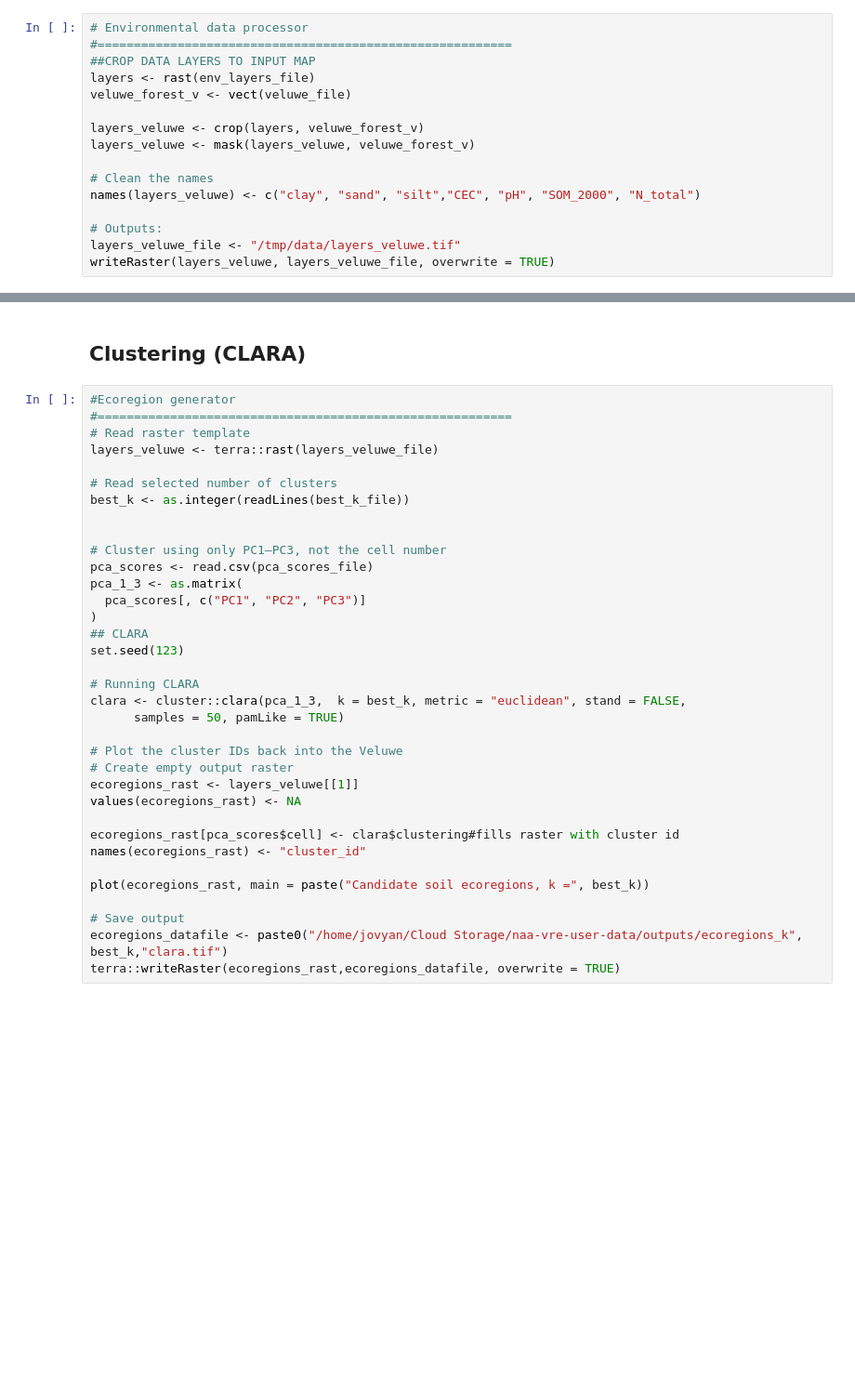
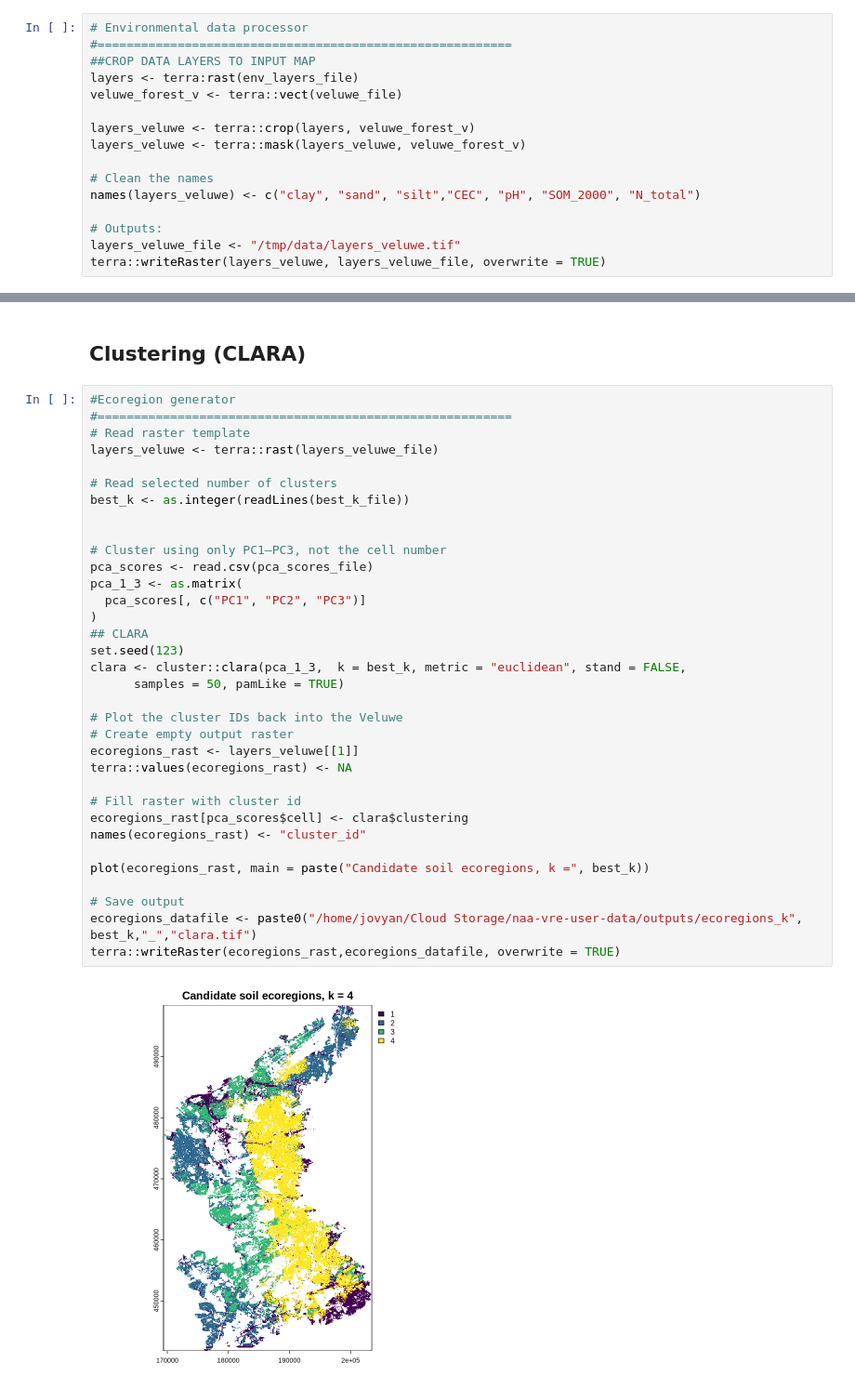
Before and after one commit to LTER-LIFE/VL-veluweFLM, a Jupyter notebook: Ecoregion_generator.ipynb, the cells around one changed output, grey strips where cells are left out. Shown at 93% size. Saved outputs shown, nothing was run; the diff lists cells and outputs as text; blank space fills up the shorter version.

```diff
--- a/Ecoregion_generator.ipynb
+++ b/Ecoregion_generator.ipynb
@@ -128,18 +123,18 @@ writeRaster(
 # Environmental data processor
 #=========================================================
 ##CROP DATA LAYERS TO INPUT MAP
-layers <- rast(env_layers_file)
-veluwe_forest_v <- vect(veluwe_file)
+layers <- terra:rast(env_layers_file)
+veluwe_forest_v <- terra::vect(veluwe_file)
 
-layers_veluwe <- crop(layers, veluwe_forest_v)
-layers_veluwe <- mask(layers_veluwe, veluwe_forest_v)
+layers_veluwe <- terra::crop(layers, veluwe_forest_v)
+layers_veluwe <- terra::mask(layers_veluwe, veluwe_forest_v)
 
 # Clean the names
 names(layers_veluwe) <- c("clay", "sand", "silt","CEC", "pH", "SOM_2000", "N_total")
 
 # Outputs:
 layers_veluwe_file <- "/tmp/data/layers_veluwe.tif"
-writeRaster(layers_veluwe, layers_veluwe_file, overwrite = TRUE)
+terra::writeRaster(layers_veluwe, layers_veluwe_file, overwrite = TRUE)
 # %%
 # Precipitation data retriever
 #=========================================================
@@ -537,38 +565,39 @@ plot(gap_result)
 # %%
 #Ecoregion generator
 #=========================================================
 # Read raster template
 layers_veluwe <- terra::rast(layers_veluwe_file)
 
 # Read selected number of clusters
 best_k <- as.integer(readLines(best_k_file))
 
 
 # Cluster using only PC1–PC3, not the cell number
 pca_scores <- read.csv(pca_scores_file)
 pca_1_3 <- as.matrix(
   pca_scores[, c("PC1", "PC2", "PC3")]
 )
 ## CLARA
 set.seed(123)
-
-# Running CLARA
 clara <- cluster::clara(pca_1_3,  k = best_k, metric = "euclidean", stand = FALSE,
       samples = 50, pamLike = TRUE)
 
 # Plot the cluster IDs back into the Veluwe
 # Create empty output raster
 ecoregions_rast <- layers_veluwe[[1]]
-values(ecoregions_rast) <- NA
+terra::values(ecoregions_rast) <- NA
 
-ecoregions_rast[pca_scores$cell] <- clara$clustering#fills raster with cluster id
+# Fill raster with cluster id
+ecoregions_rast[pca_scores$cell] <- clara$clustering
 names(ecoregions_rast) <- "cluster_id"
 
 plot(ecoregions_rast, main = paste("Candidate soil ecoregions, k =", best_k))
 
 # Save output
-ecoregions_datafile <- paste0("/home/jovyan/Cloud Storage/naa-vre-user-data/outputs/ecoregions_k", best_k,"clara.tif")
+ecoregions_datafile <- paste0("/home/jovyan/Cloud Storage/naa-vre-user-data/outputs/ecoregions_k", best_k,"_","clara.tif")
 terra::writeRaster(ecoregions_rast,ecoregions_datafile, overwrite = TRUE)
+# %% [output]
+[figure, added]
 # %%
 # Ecoregion raster loader
 # ---
```
Also changed, not shown: parts of 12 cells of this notebook.
